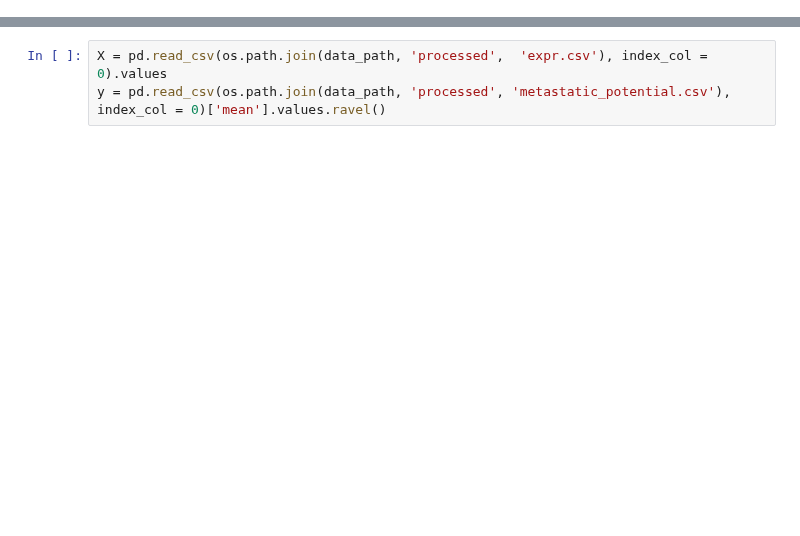
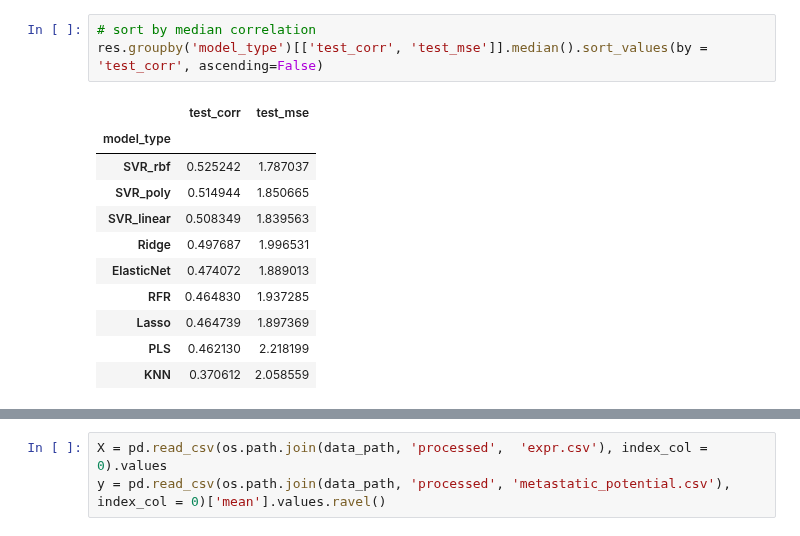
Before and after one commit to hmbaghdassarian/metastatic_potential, a Jupyter notebook: notebooks/A_rna_prediction/03_predict_transcriptomics.ipynb, the cells around one changed output, grey strips where cells are left out. Cells and saved outputs as stored; diff of their text form; blank space fills up the shorter version.

```diff
--- a/notebooks/A_rna_prediction/03_predict_transcriptomics.ipynb
+++ b/notebooks/A_rna_prediction/03_predict_transcriptomics.ipynb
@@ -34,0 +64,15 @@ os.environ["NUMEXPR_NUM_THREADS"] = str(n_cores)
+# %%
+# sort by median correlation
+res.groupby('model_type')[['test_corr', 'test_mse']].median().sort_values(by = 'test_corr', ascending=False)
+# %% [output]
+|  | test_corr | test_mse |
+| model_type |  |  |
+| SVR_rbf | 0.525242 | 1.787037 |
+| SVR_poly | 0.514944 | 1.850665 |
+| SVR_linear | 0.508349 | 1.839563 |
+| Ridge | 0.497687 | 1.996531 |
+| ElasticNet | 0.474072 | 1.889013 |
+| RFR | 0.464830 | 1.937285 |
+| Lasso | 0.464739 | 1.897369 |
+| PLS | 0.462130 | 2.218199 |
+| KNN | 0.370612 | 2.058559 |
```
Also changed, not shown: parts of 46 cells of this notebook, 2 other files.
